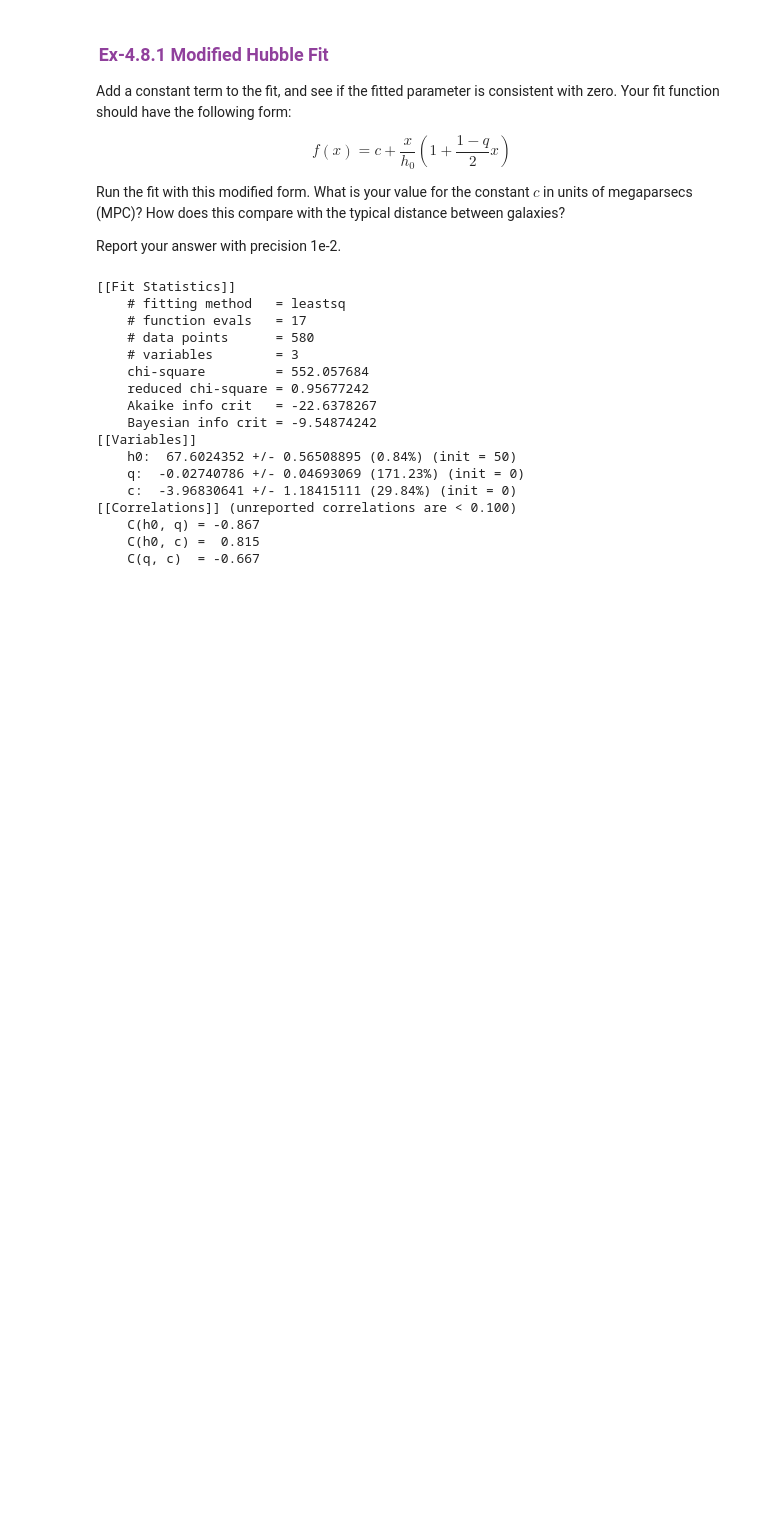
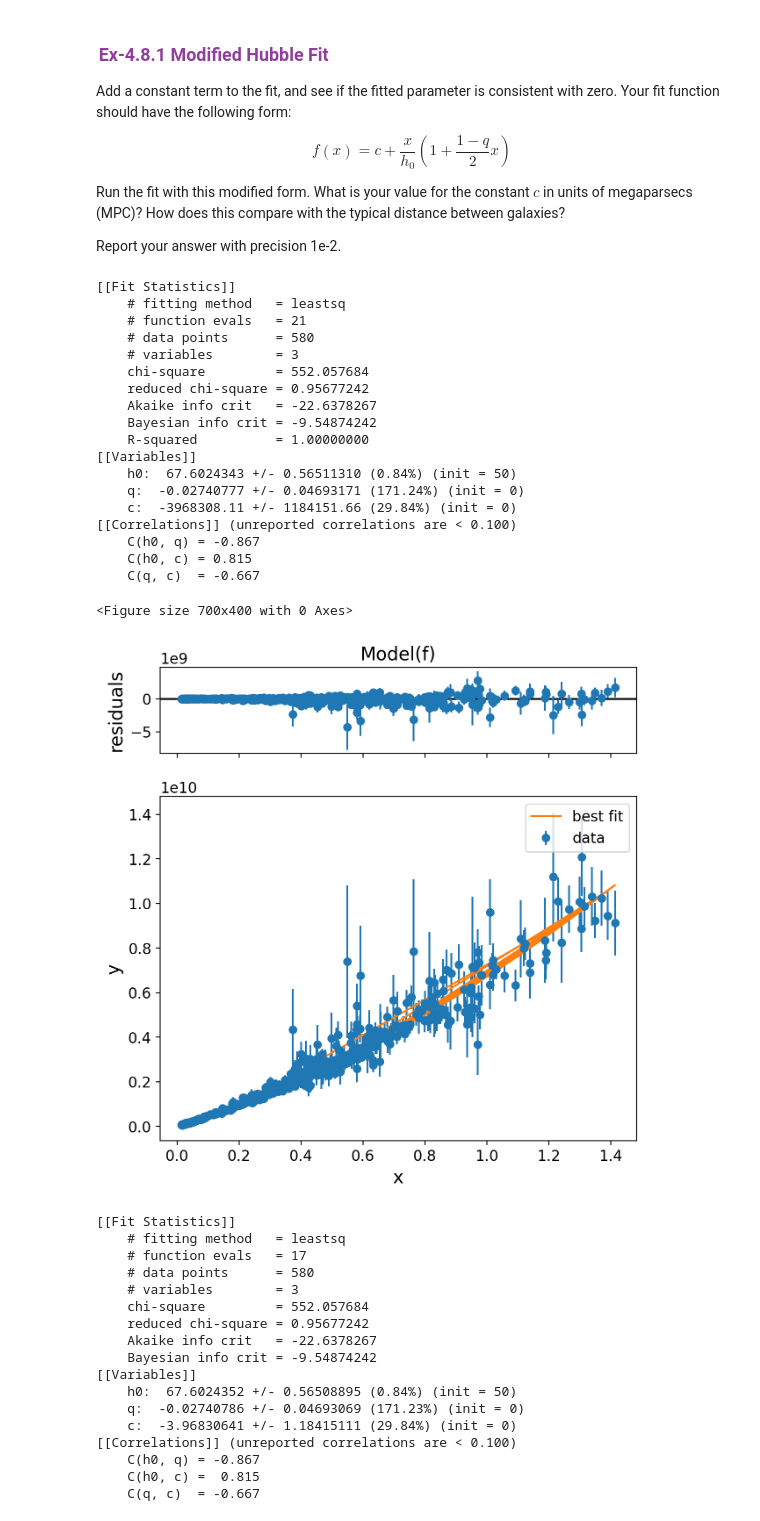
Before and after one commit to mit-physics-data/lectures, a Jupyter notebook: lecture4/8316_L04_MAIN.ipynb, the cells around one changed output. Drawn from its saved outputs; the diff is of its cells as text; code cells hidden in the pictures; blank space fills up the shorter version.

```diff
--- a/lecture4/8316_L04_MAIN.ipynb
+++ b/lecture4/8316_L04_MAIN.ipynb
@@ -1639,26 +1636,50 @@ Report your answer with precision 1e-2.
 # %%
 #>>>EXERCISE
 # Use this cell for drafting your solution (if desired),
 # then enter your solution in the interactive problem online to be graded.
 
 def f(x,h0,q,c):
-    return #YOUR CODE HERE
+    return c+x*(1e6*3e5/h0)*(1 + ((1-q)*0.5)*x)
 
 
 ###FILL IN THE CODE BELOW###
 
-model = #YOUR CODE HERE
-p = #YOUR CORE HERE
+#model = #YOUR CODE HERE
+#p = #YOUR CORE HERE
+
+model  = lmfit.Model(f)
+p = model.make_params(h0=50,q=0,c=0)
 
 ######
 
 model  = lmfit.Model(f)
 p = model.make_params(h0=50,q=0,c=0)
 
 result = model.fit(data=distance, params=p, x=redshift, weights=weights)
 lmfit.report_fit(result)
 plt.figure()
 result.plot();
+# %% [output]
+[[Fit Statistics]]
+    # fitting method   = leastsq
+    # function evals   = 21
+    # data points      = 580
+    # variables        = 3
+    chi-square         = 552.057684
+    reduced chi-square = 0.95677242
+    Akaike info crit   = -22.6378267
+    Bayesian info crit = -9.54874242
+    R-squared          = 1.00000000
+[[Variables]]
+    h0:  67.6024343 +/- 0.56511310 (0.84%) (init = 50)
+    q:  -0.02740777 +/- 0.04693171 (171.24%) (init = 0)
+    c:  -3968308.11 +/- 1184151.66 (29.84%) (init = 0)
+[[Correlations]] (unreported correlations are < 0.100)
+    C(h0, q) = -0.867
+    C(h0, c) = 0.815
+    C(q, c)  = -0.667
+<Figure size 700x400 with 0 Axes>
+[figure, added]
 # %%
 #>>>SOLUTION
 
```
Also changed, not shown: parts of 6 cells of this notebook, 1 other file.
